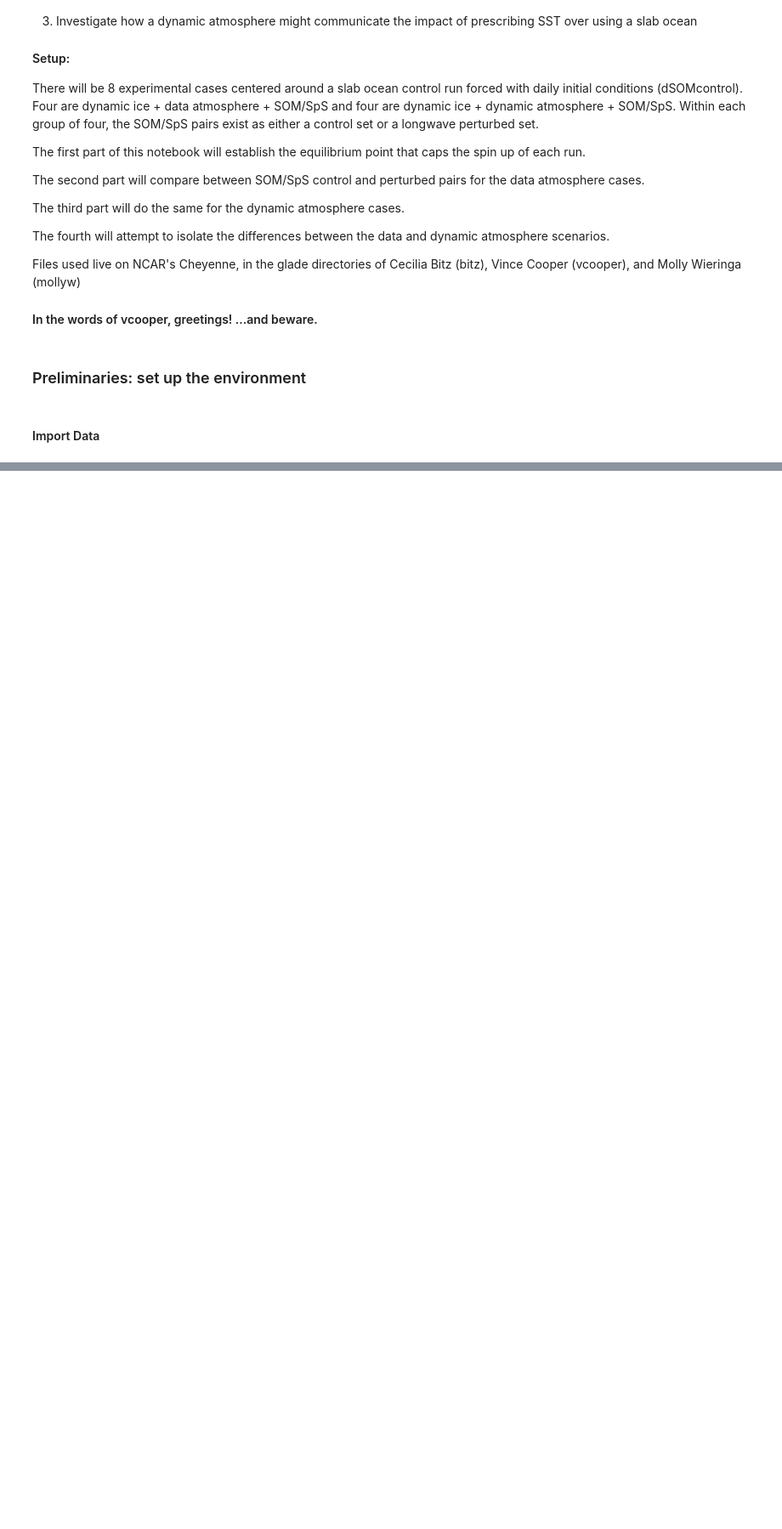
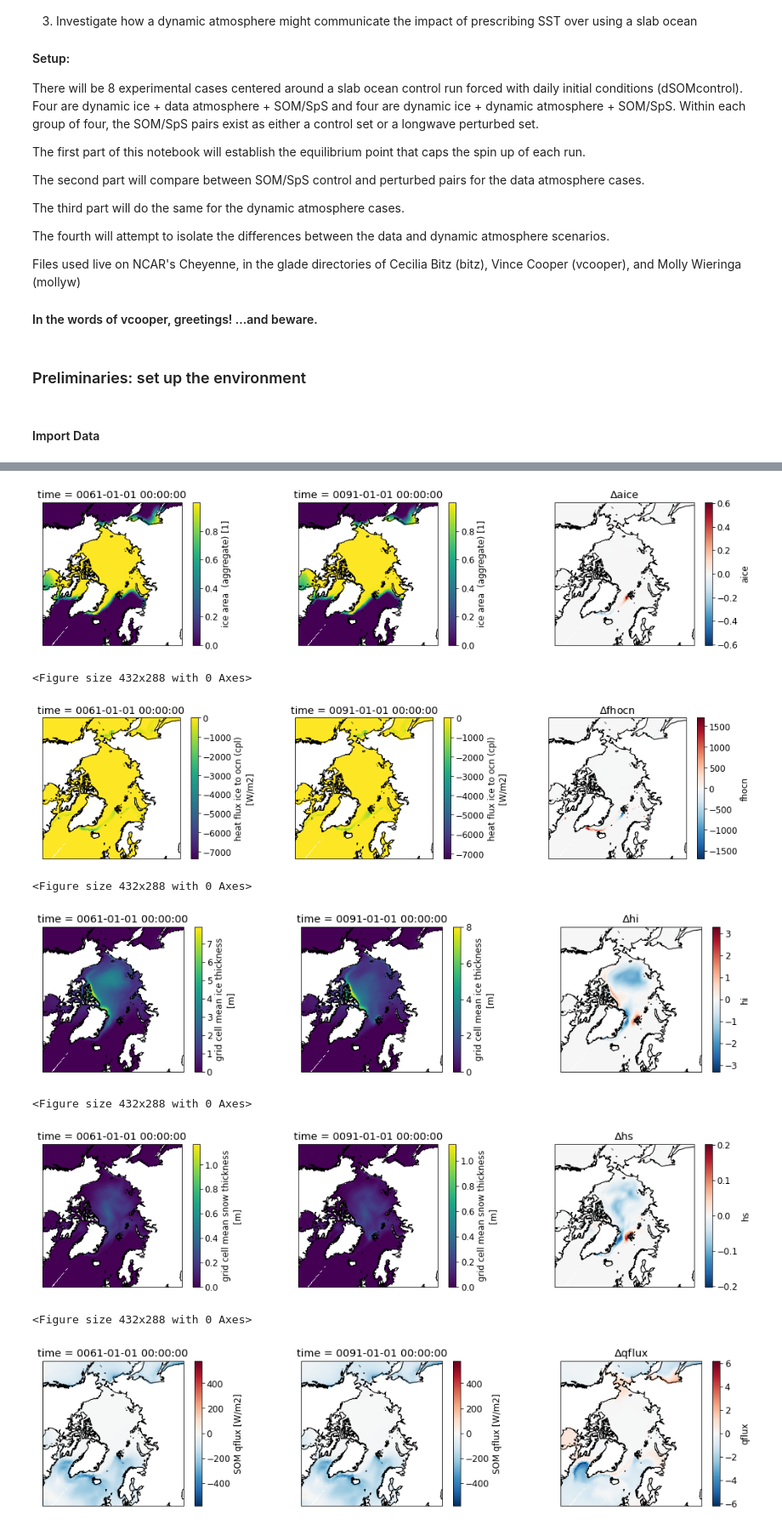
Before and after one commit to mollymwieringa/som_sps, a Jupyter notebook: SOM_SpS_Analysis.ipynb, the cells around one changed output, grey strips where cells are left out. Shown at 85% size. Cells and saved outputs as stored; diff of their text form; code cells hidden in the pictures; blank space fills up the shorter version.

Commit message:
building out analysis script with dSOM cases

```diff
--- a/SOM_SpS_Analysis.ipynb
+++ b/SOM_SpS_Analysis.ipynb
@@ -38,7 +38,8 @@ import xarray as xr
 import pandas
 import os
 import os.path
-import nc_time_axis
+import re
+# import nc_time_axis
 import glob
 import csv
 
@@ -51,6 +52,8 @@ import cartopy.feature as cfeature
 #from cartopy.mpl.gridliner import LONGITUDE_FORMATTER, LATITUDE_FORMATTER
 #import cmocean as cmo
 
-mpl.rcParams['font.size'] = 16
+import plotting_utils as plu
+
+mpl.rcParams['font.size'] = 12
 # %% [markdown]
 #### Import Data
@@ -56,0 +95,10 @@ mpl.rcParams['font.size'] = 16
+# %%
+# Pull in cases
+
+ice = {}
+
+for case in mmw_cases:
+    ice[case] = xr.open_dataset(mmw_work + timeseries_col + case + '.cice.h.tseries.nc')
+
+# for case in vtc_cases:
+#     ice[case] = xr.open_dataset(vtc_path + case + timeseries_raw + case + '.cice.h.tseries.nc')
@@ -56,0 +194,26 @@ mpl.rcParams['font.size'] = 16
+# %%
+dSOMcontrol = ice['dSOMcontrol2']
+dSOMperturb = ice['dSOMperturb2']
+
+trimmed_vars = ['aice',
+                'fhocn',
+                'hi',
+                'hs',
+                'qflux',
+                'sss',
+                'sst',
+                'uocn',
+                'vocn',
+               ]
+# %%
+plu.plot_NH_differences(dSOMcontrol, dSOMperturb, [60,30], trimmed_vars)
+# %% [output]
+[figure, added]
+<Figure size 432x288 with 0 Axes>
+[figure, added]
+<Figure size 432x288 with 0 Axes>
+[figure, added]
+<Figure size 432x288 with 0 Axes>
+[figure, added]
+<Figure size 432x288 with 0 Axes>
+[figure, added]
```
Also changed, not shown: parts of 38 cells of this notebook, 2 other files.
